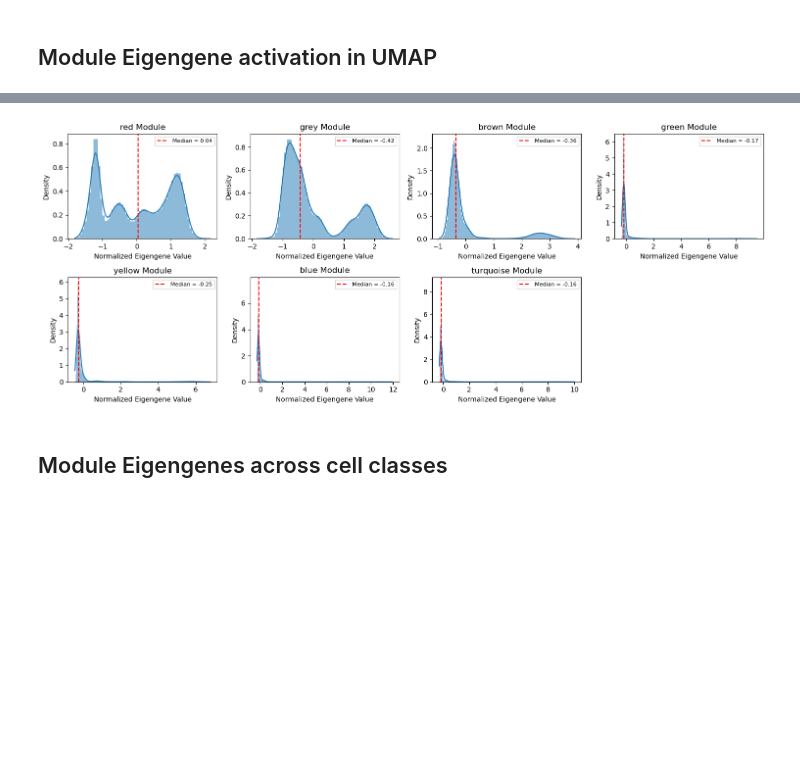
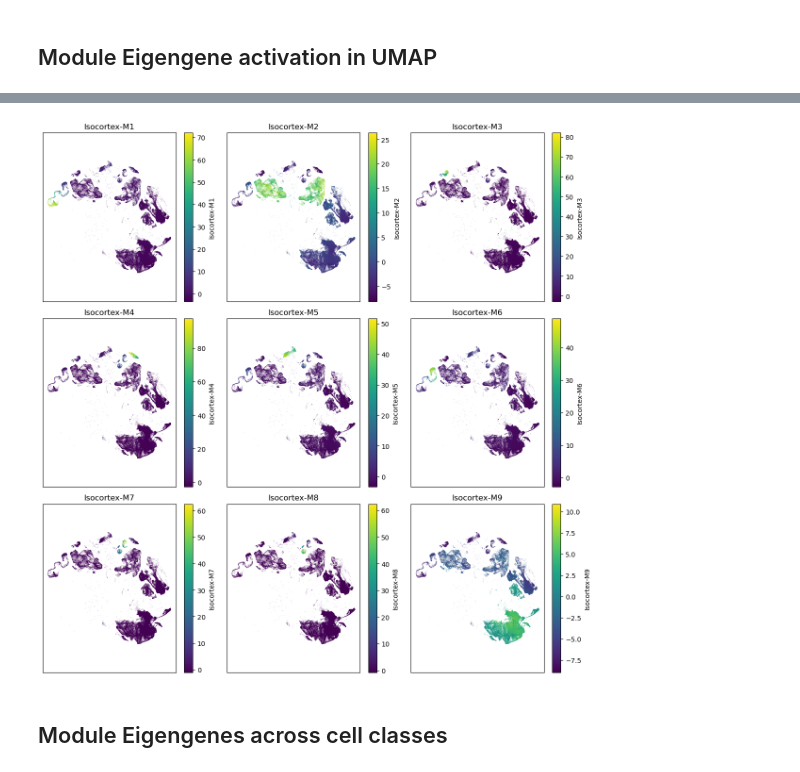
Before and after one commit to BioProteanLabs/ABCA_analysis, a Jupyter notebook: scRNA-seq/04_ME_explore_plots.ipynb, the cells around one changed output, grey strips where cells are left out. Cells and saved outputs as stored; diff of their text form; code cells hidden in the pictures; blank space fills up the shorter version.

```diff
--- a/scRNA-seq/04_ME_explore_plots.ipynb
+++ b/scRNA-seq/04_ME_explore_plots.ipynb
@@ -226,8 +177,7 @@ merged_df.head()
-# %%
-modules = merged_df.columns[merged_df.columns.get_loc("red"):].tolist()
-plot_histogram(merged_df, modules)
-# %% [output]
-[figure, removed]
+# %%
+plot_multiple_umaps(merged_df, modules)
+# %% [output]
+[figure, added]
 # %% [markdown]
 ## Module Eigengenes across cell classes
 # %%
```
Also changed, not shown: parts of 22 cells of this notebook, 3 other files.
